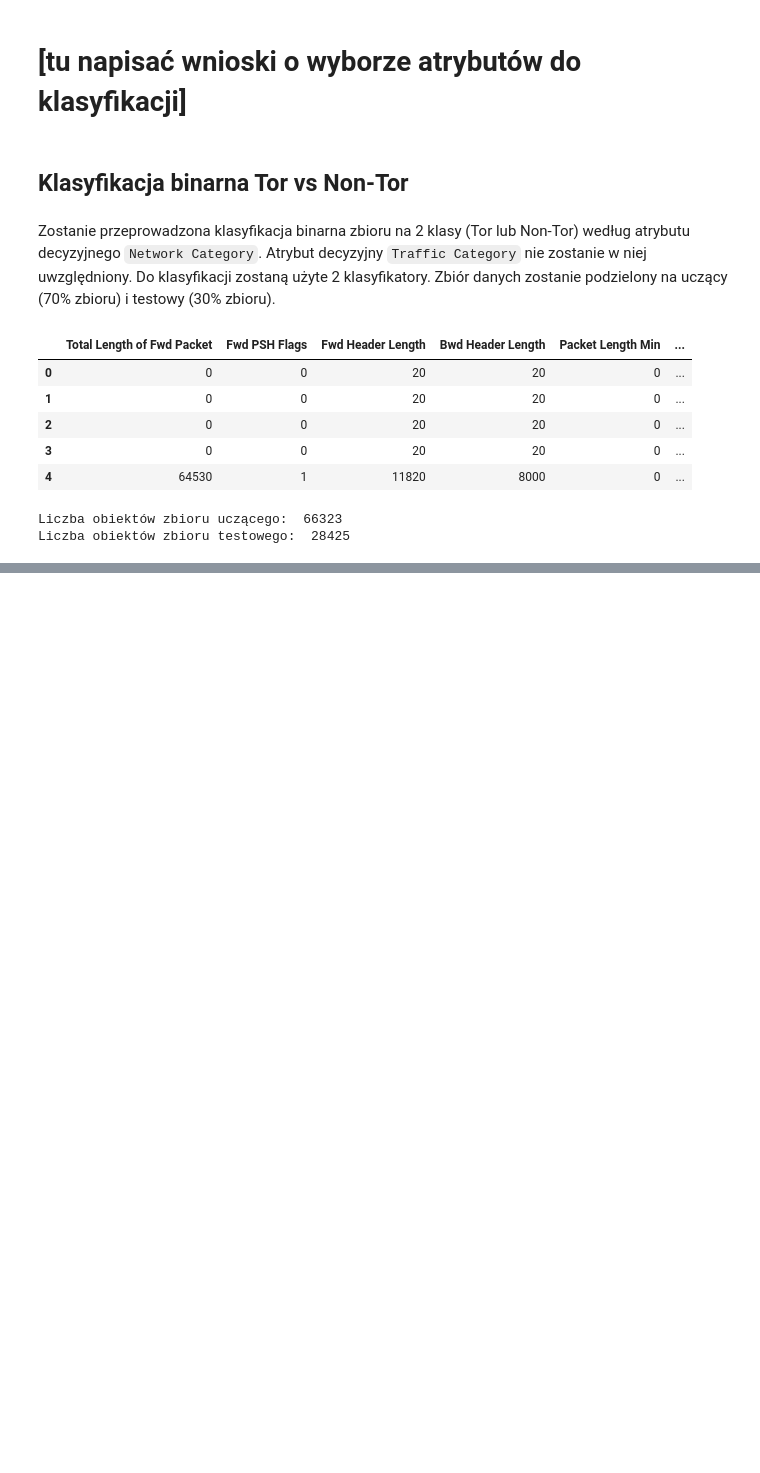
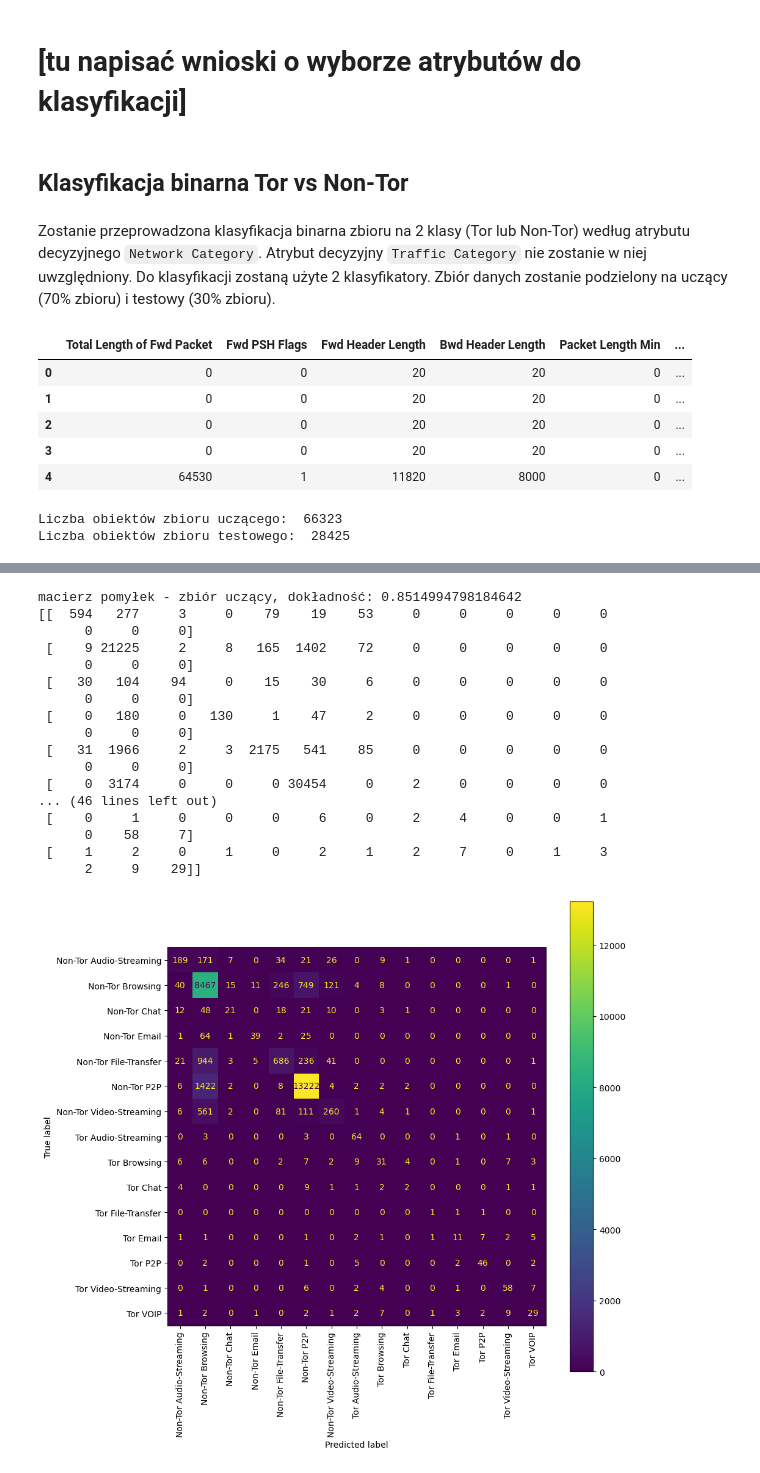
Before and after one commit to lamachan/PRiAD_projekt, a Jupyter notebook: PRiAD_projekt.ipynb, the cells around one changed output, grey strips where cells are left out. Drawn from its saved outputs; the diff is of its cells as text; code cells hidden in the pictures; blank space fills up the shorter version.

```diff
--- a/PRiAD_projekt.ipynb
+++ b/PRiAD_projekt.ipynb
@@ -559,0 +568,3 @@ macierz pomyłek - zbiór testowy
+# %%
+model = tree.DecisionTreeClassifier(max_depth=depth)
+_, _ = weryfikuj_bin(model, data, [0, 3, 4, 5, 7, 8], verbose=True)
@@ -559,0 +593,21 @@ macierz pomyłek - zbiór testowy
+# %%
+def weryfikuj(model, dane, atryb):
+    # wyswietla wynik weryfikacji klasyfikatora w postaci macierzy pomyłek
+    # dla zbioru uczącego i testowego
+    # model - model klasyfikatora
+    # dane - dane (słownik zwracany przez funkcje podziel)
+    # atryb - lista atrybutów uwzględnianych w weryfikacji
+    model.fit(dane["opis_ucz"].iloc[:, atryb], dane["dec_ucz"])
+    wynik_ucz = model.predict(dane["opis_ucz"].iloc[:, atryb])
+
+    wynik_test = model.predict(dane["opis_test"].iloc[:, atryb])
+    mp = confusion_matrix(dane["dec_ucz"], wynik_ucz)
+    print("macierz pomyłek - zbiór uczący, dokładność:", np.sum(np.diag(mp)) / np.sum(mp))
+    print(mp)
+
+    mp = confusion_matrix(dane["dec_test"], wynik_test)
+    print("macierz pomyłek - zbiór testowy, dokładność:", np.sum(np.diag(mp)) / np.sum(mp))
+    print(mp)
+    plot_confusion_matrix(model, dane['opis_test'].iloc[:, atryb] , dane['dec_test'])
+
+    return mp
@@ -559,0 +616,5 @@ macierz pomyłek - zbiór testowy
+# %%
+df_traffic = df.copy()
+df_traffic['Category'] = df_traffic['Network Category'] + ' ' + df_traffic['Traffic Category']
+df_traffic.drop(columns=['Network Category', 'Traffic Category'], inplace=True)
+df_traffic.head()
@@ -559,0 +656,4 @@ macierz pomyłek - zbiór testowy
+# %%
+data = podziel(df_traffic, 0.3)
+print('Liczba obiektów zbioru uczącego: ', len(data["opis_ucz"]))
+print('Liczba obiektów zbioru testowego: ', len(data["opis_test"]))
@@ -559,0 +691,30 @@ macierz pomyłek - zbiór testowy
+# %%
+model = tree.DecisionTreeClassifier(max_depth=depth)
+mp = weryfikuj(model, data, [0, 3, 4, 5, 7, 8])
+labels = list(df_traffic.loc[:, 'Category'].unique())
+disp = ConfusionMatrixDisplay(mp, display_labels=labels).plot()
+fig = disp.figure_
+fig.set_figwidth(10)
+fig.set_figheight(10)
+ax = disp.ax_
+for tick in ax.get_xticklabels():
+    tick.set_rotation(90)
+# %% [output]
+macierz pomyłek - zbiór uczący, dokładność: 0.8514994798184642
+[[  594   277     3     0    79    19    53     0     0     0     0     0
+      0     0     0]
+ [    9 21225     2     8   165  1402    72     0     0     0     0     0
+      0     0     0]
+ [   30   104    94     0    15    30     6     0     0     0     0     0
+      0     0     0]
+ [    0   180     0   130     1    47     2     0     0     0     0     0
+      0     0     0]
+ [   31  1966     2     3  2175   541    85     0     0     0     0     0
+      0     0     0]
+ [    0  3174     0     0     0 30454     0     2     0     0     0     0
+... (46 lines left out)
+ [    0     1     0     0     0     6     0     2     4     0     0     1
+      0    58     7]
+ [    1     2     0     1     0     2     1     2     7     0     1     3
+      2     9    29]]
+[figure, added]
```
Also changed, not shown: parts of 39 cells of this notebook.
